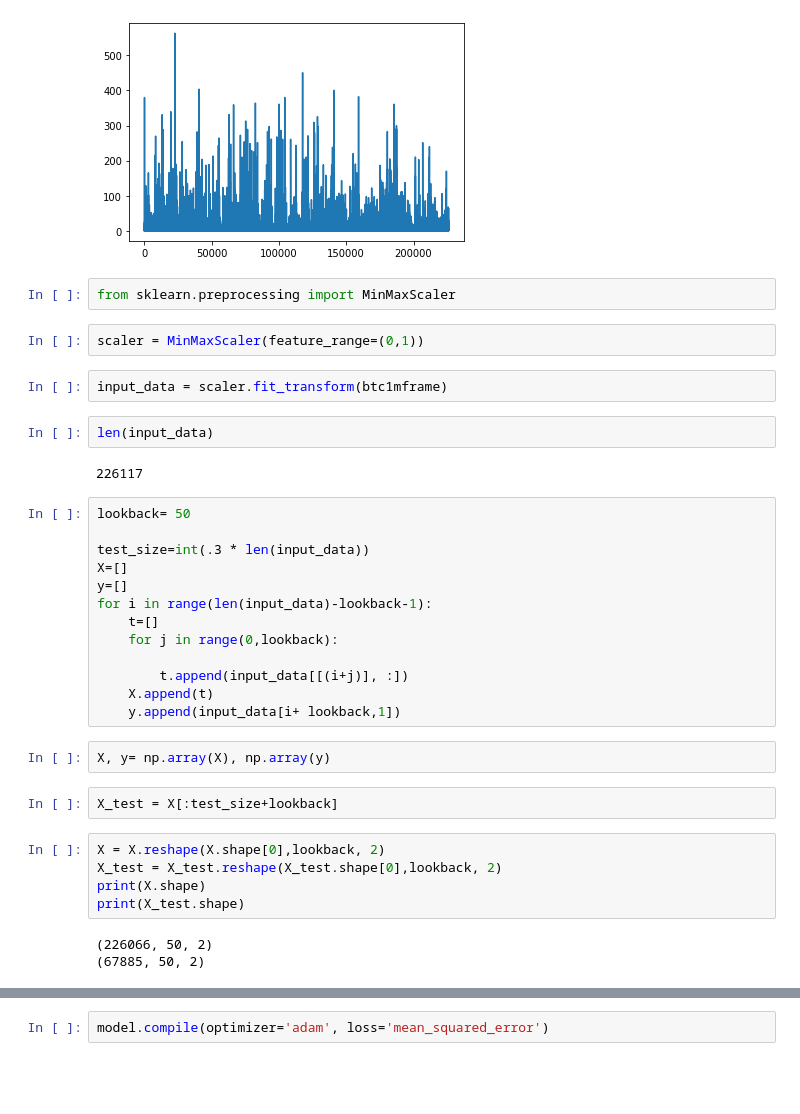
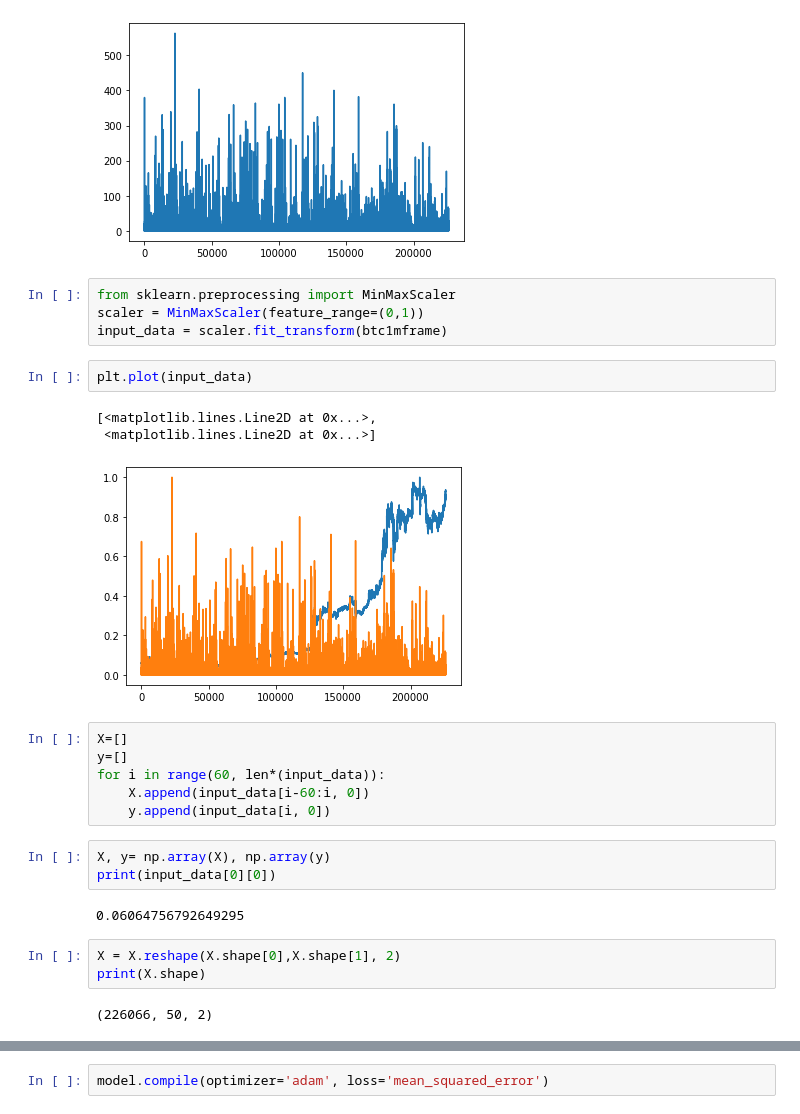
Before and after one commit to micktor/MLBTC, a Jupyter notebook: ML.ipynb, the cells around one changed output, grey strips where cells are left out. Drawn from its saved outputs; the diff is of its cells as text; blank space fills up the shorter version.

```diff
--- a/ML.ipynb
+++ b/ML.ipynb
@@ -74,38 +72,29 @@ plt.plot(btc1mframe['Volume'])
 [figure]
 # %%
 from sklearn.preprocessing import MinMaxScaler
+scaler = MinMaxScaler(feature_range=(0,1))
+input_data = scaler.fit_transform(btc1mframe)
-# %%
-scaler = MinMaxScaler(feature_range=(0,1))
-# %%
-input_data = scaler.fit_transform(btc1mframe)
-# %%
-len(input_data)
-# %% [output]
-226117
+# %%
+plt.plot(input_data)
+# %% [output]
+[<matplotlib.lines.Line2D at 0x...>,
+ <matplotlib.lines.Line2D at 0x...>]
+[figure, added]
 # %%
-lookback= 50
-
-test_size=int(.3 * len(input_data))
 X=[]
 y=[]
-for i in range(len(input_data)-lookback-1):
-    t=[]
-    for j in range(0,lookback):
-
-        t.append(input_data[[(i+j)], :])
-    X.append(t)
-    y.append(input_data[i+ lookback,1])
+for i in range(60, len*(input_data)):
+    X.append(input_data[i-60:i, 0])
+    y.append(input_data[i, 0])
 # %%
 X, y= np.array(X), np.array(y)
+print(input_data[0][0])
+# %% [output]
+0.06064756792649295
-# %%
-X_test = X[:test_size+lookback]
 # %%
-X = X.reshape(X.shape[0],lookback, 2)
-X_test = X_test.reshape(X_test.shape[0],lookback, 2)
+X = X.reshape(X.shape[0],X.shape[1], 2)
 print(X.shape)
-print(X_test.shape)
 # %% [output]
 (226066, 50, 2)
-(67885, 50, 2)
 # %%
 model = Sequential()
```
Also changed, not shown: parts of 3 cells of this notebook.
